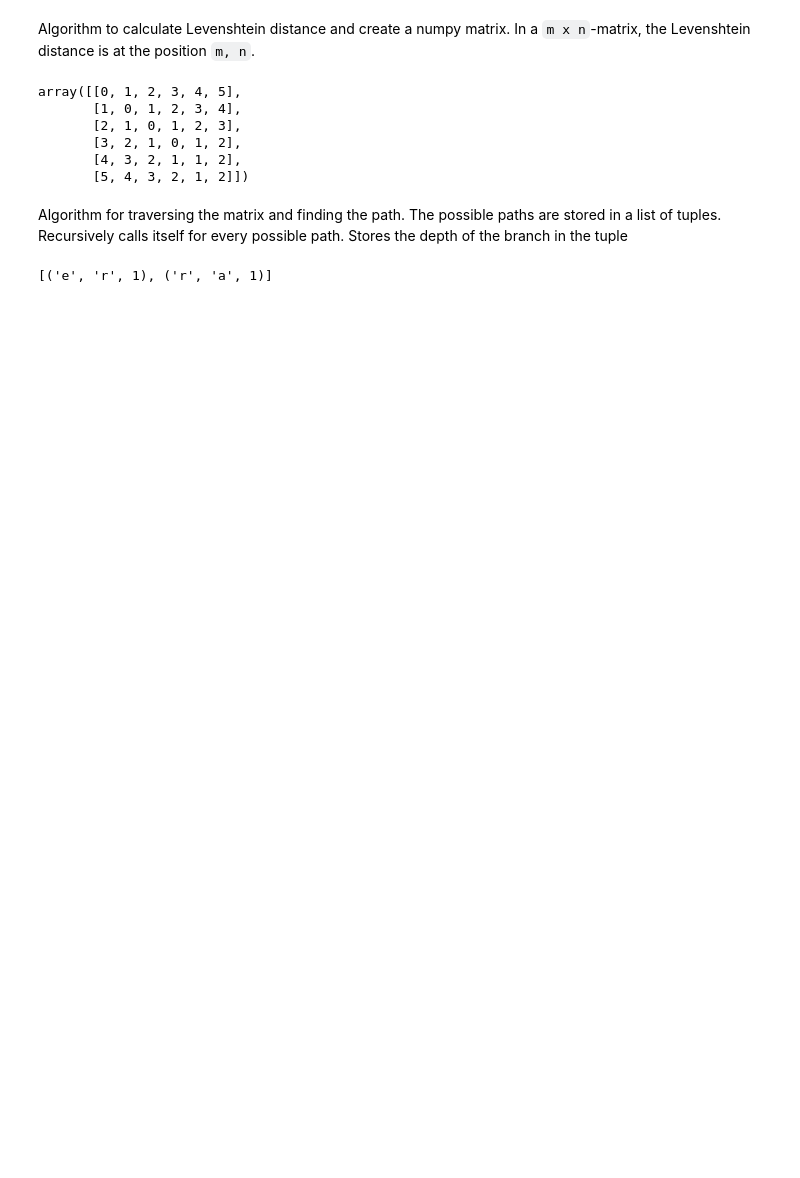
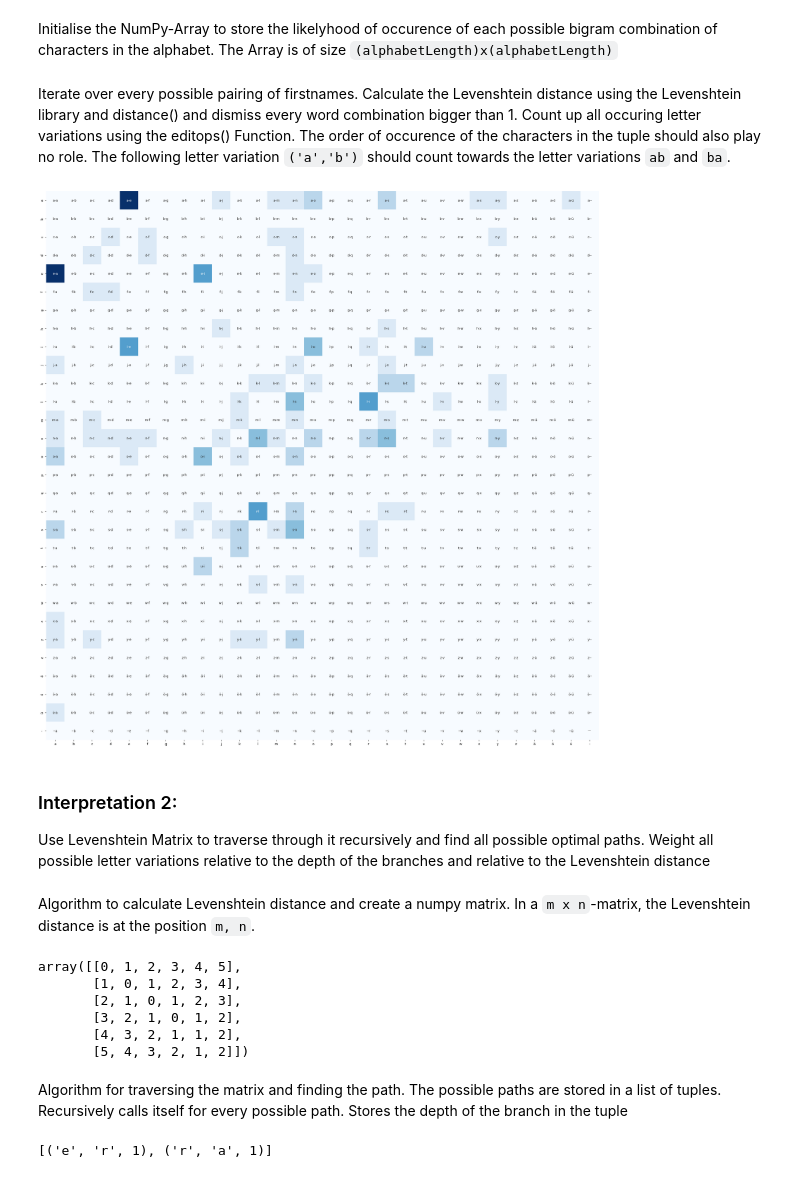
Before and after one commit to GoekenMaik/LetterVariations, a Jupyter notebook: LetterVariations.ipynb, the cells around one changed output. Saved outputs shown, nothing was run; the diff lists cells and outputs as text; code cells hidden in the pictures; blank space fills up the shorter version.

Commit message:
added second interpretation using levenshtein greater 1 as cutoff

````diff
--- a/LetterVariations.ipynb
+++ b/LetterVariations.ipynb
@@ -6,0 +48,9 @@ import string
+# %% [markdown]
+Initialise the NumPy-Array to store the likelyhood of occurence of each possible bigram combination of characters in the alphabet.
+The Array is of size ```(alphabetLength)x(alphabetLength)```
+# %%
+heatmap = np.zeros((alphabetLength, alphabetLength), dtype=float)
+# %% [markdown]
+Iterate over every possible pairing of firstnames. Calculate the Levenshtein distance using the Levenshtein library and distance() and dismiss every word combination bigger than 1.
+Count up all occuring letter variations using the editops() Function.
+The order of occurence of the characters in the tuple should also play no role. The following letter variation ```('a','b')``` should count towards the letter variations ```ab``` and ```ba```.
@@ -7,3 +70,20 @@ import string
+# %%
+# display the heatmap using matplotlib and seaborn
+# display the heatmap using matplotlib and seaborn
+annot = np.array(
+    [str(x + "-" + y) for x in orderedAlphabet[:-1] for y in orderedAlphabet[:-1]]).reshape(alphabetLength-1, alphabetLength-1)
+heatmap = np.delete(heatmap, 29, 0)
+heatmap = np.delete(heatmap, 29, 1)
+plt.figure(figsize=(alphabetLength-1, alphabetLength-1))
+sns.heatmap(heatmap, cmap="Blues", fmt="s", annot=annot, cbar=False,
+            xticklabels=orderedAlphabet[:-1], yticklabels=orderedAlphabet[:-1])
+
+plt.show()
+# %% [output]
+[figure, added]
+# %% [markdown]
+### Interpretation 2:
+Use Levenshtein Matrix to traverse through it recursively and find all possible optimal paths. Weight all possible letter variations relative to the depth of the branches and relative to the Levenshtein distance
 # %% [markdown]
 Algorithm to calculate Levenshtein distance and create a numpy matrix. In a ```m x n```-matrix, the Levenshtein distance  is at the position ```m, n```.
 # %%
````
Also changed, not shown: parts of 14 cells of this notebook, 1 other file.
